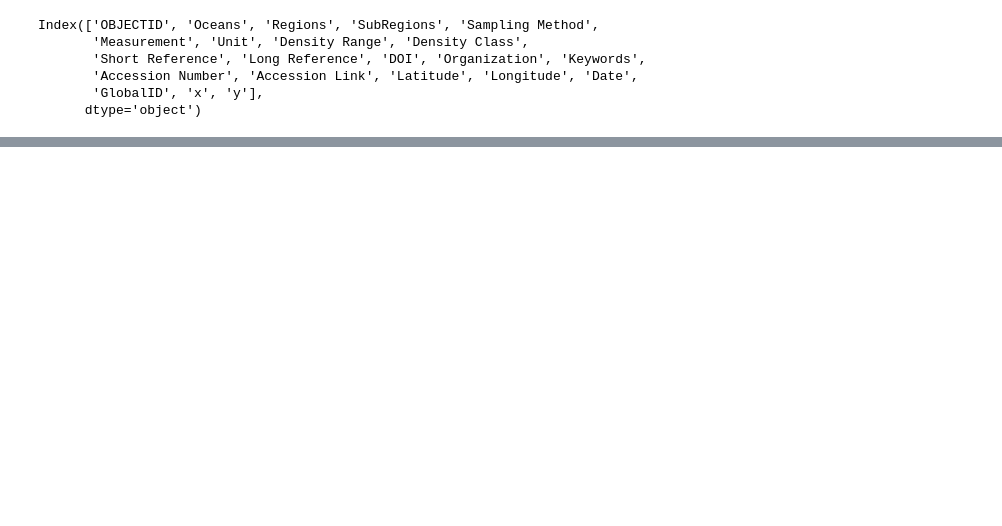
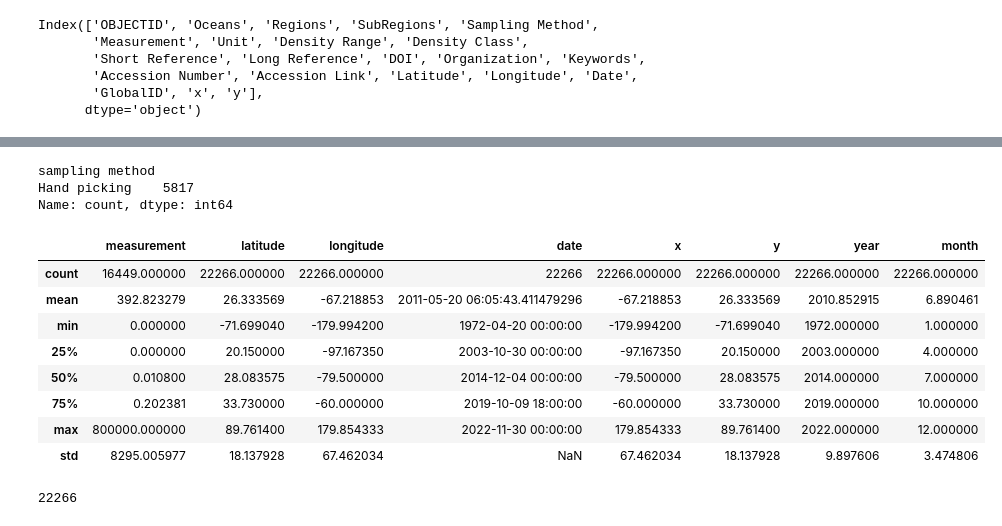
Before and after one commit to ashabensted/group-project, a Jupyter notebook: charli.ipynb, the cells around one changed output, grey strips where cells are left out. Saved outputs shown, nothing was run; the diff lists cells and outputs as text; code cells hidden in the pictures; blank space fills up the shorter version.

```diff
--- a/charli.ipynb
+++ b/charli.ipynb
@@ -66,0 +113,25 @@ Index(['OBJECTID', 'Oceans', 'Regions', 'SubRegions', 'Sampling Method',
+# %%
+measurement_nan = data[data['measurement'].isna()]
+(measurement_nan['sampling method']).value_counts()
+
+# all the nan measurement values are attributed to hand picking as the sampling method
+# %% [output]
+sampling method
+Hand picking    5817
+Name: count, dtype: int64
+# %%
+data.describe()
+# %% [output]
+|  | measurement | latitude | longitude | date | x | y | year | month |
+| count | 16449.000000 | 22266.000000 | 22266.000000 | 22266 | 22266.000000 | 22266.000000 | 22266.000000 | 22266.000000 |
+| mean | 392.823279 | 26.333569 | -67.218853 | 2011-05-20 06:05:43.411479296 | -67.218853 | 26.333569 | 2010.852915 | 6.890461 |
+| min | 0.000000 | -71.699040 | -179.994200 | 1972-04-20 00:00:00 | -179.994200 | -71.699040 | 1972.000000 | 1.000000 |
+| 25% | 0.000000 | 20.150000 | -97.167350 | 2003-10-30 00:00:00 | -97.167350 | 20.150000 | 2003.000000 | 4.000000 |
+| 50% | 0.010800 | 28.083575 | -79.500000 | 2014-12-04 00:00:00 | -79.500000 | 28.083575 | 2014.000000 | 7.000000 |
+| 75% | 0.202381 | 33.730000 | -60.000000 | 2019-10-09 18:00:00 | -60.000000 | 33.730000 | 2019.000000 | 10.000000 |
+| max | 800000.000000 | 89.761400 | 179.854333 | 2022-11-30 00:00:00 | 179.854333 | 89.761400 | 2022.000000 | 12.000000 |
+| std | 8295.005977 | 18.137928 | 67.462034 | NaN | 67.462034 | 18.137928 | 9.897606 | 3.474806 |
+# %%
+len(data)
+# %% [output]
+22266
```
Also changed, not shown: parts of 27 cells of this notebook.
